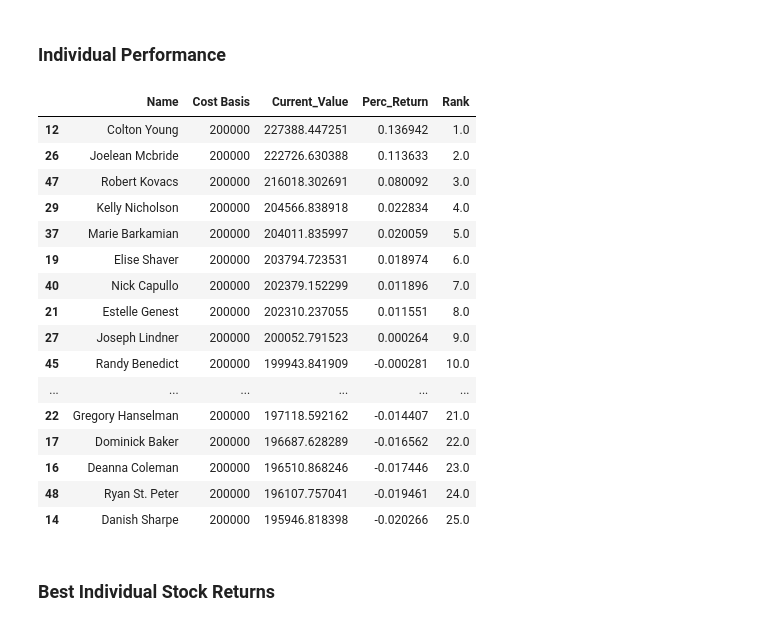
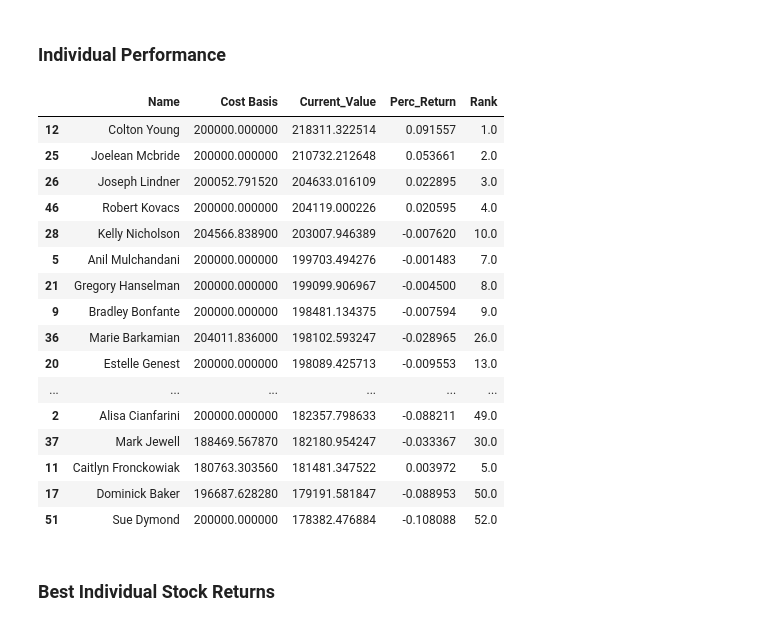
Before and after one commit to bkreis84/Portfolio-Challenge, a Jupyter notebook: Portfolio Challenge pt2 Final.ipynb, the cells around one changed output. Cells and saved outputs as stored; diff of their text form; code cells hidden in the pictures.

```diff
--- a/Portfolio Challenge pt2 Final.ipynb
+++ b/Portfolio Challenge pt2 Final.ipynb
@@ -171,4 +171,8 @@ full_combined[full_combined.Name != '']
 # %%
 full_combined.to_csv("full_combine.csv")
 # %%
-new_ = pd.read_csv("https://raw.githubusercontent.com/bkreis84/Portfolio-Challenge/master/initial%20portfolios.csv")
+new_base = pd.read_csv("https://raw.githubusercontent.com/bkreis84/Portfolio-Challenge/master/full_combine.csv")
+# %%
+#List of all ticker symbols
+symbols = new_base['Symbol'].drop_duplicates()
+symbols.head(10)
@@ -176,4 +192,4 @@ new_ = pd.read_csv("https://raw.githubusercontent.com/bkreis84/Portfolio-Challen
 # Simple Comparison (Initial vs Current Value) START HERE TO UPDATE
 # %%
 #Select date to compare to initial prices
-cur_prices = stockData(list(symbols), '2019-09-27', '2019-09-27')
+cur_prices = stockData(list(symbols), '2019-10-03', '2019-10-03')
@@ -206,7 +218,7 @@ cur_prices.to_csv("cur_prices.csv")
 | 3 | 2019-09-27 | ACER | 3.300000 | 2019-09-27 |
 | 4 | 2019-09-27 | ACST | 1.960000 | 2019-09-27 |
 # %%
-detail = pd.merge(initportfolios, cur_prices, how = 'left', on = "Symbol", validate="many_to_one")
+detail = pd.merge(new_base, cur_prices, how = 'left', on = "Symbol", validate="many_to_one")
 # %%
 detail.head()
 # %% [output]
@@ -236,25 +248,25 @@ ranking = detail.groupby("Name")['Cost Basis', 'Current_Value'].sum().reset_inde
 # %%
 ranking['Perc_Return'] = ranking['Current_Value']/ranking['Cost Basis'] -1
 ranking['Rank'] = ranking['Perc_Return'].rank(ascending=False)
-ranking.head(25)
+ranking.head(50)
 # %% [output]
 |  | Name | Cost Basis | Current_Value | Perc_Return | Rank |
-| 12 | Colton Young | 200000 | 227388.447251 | 0.136942 | 1.0 |
-| 26 | Joelean Mcbride | 200000 | 222726.630388 | 0.113633 | 2.0 |
-| 47 | Robert Kovacs | 200000 | 216018.302691 | 0.080092 | 3.0 |
-| 29 | Kelly Nicholson | 200000 | 204566.838918 | 0.022834 | 4.0 |
-| 37 | Marie Barkamian | 200000 | 204011.835997 | 0.020059 | 5.0 |
-| 19 | Elise Shaver | 200000 | 203794.723531 | 0.018974 | 6.0 |
-| 40 | Nick Capullo | 200000 | 202379.152299 | 0.011896 | 7.0 |
-| 21 | Estelle Genest | 200000 | 202310.237055 | 0.011551 | 8.0 |
-| 27 | Joseph Lindner | 200000 | 200052.791523 | 0.000264 | 9.0 |
-| 45 | Randy Benedict | 200000 | 199943.841909 | -0.000281 | 10.0 |
+| 12 | Colton Young | 200000.000000 | 218311.322514 | 0.091557 | 1.0 |
+| 25 | Joelean Mcbride | 200000.000000 | 210732.212648 | 0.053661 | 2.0 |
+| 26 | Joseph Lindner | 200052.791520 | 204633.016109 | 0.022895 | 3.0 |
+| 46 | Robert Kovacs | 200000.000000 | 204119.000226 | 0.020595 | 4.0 |
+| 28 | Kelly Nicholson | 204566.838900 | 203007.946389 | -0.007620 | 10.0 |
+| 5 | Anil Mulchandani | 200000.000000 | 199703.494276 | -0.001483 | 7.0 |
+| 21 | Gregory Hanselman | 200000.000000 | 199099.906967 | -0.004500 | 8.0 |
+| 9 | Bradley Bonfante | 200000.000000 | 198481.134375 | -0.007594 | 9.0 |
+| 36 | Marie Barkamian | 204011.836000 | 198102.593247 | -0.028965 | 26.0 |
+| 20 | Estelle Genest | 200000.000000 | 198089.425713 | -0.009553 | 13.0 |
 | ... | ... | ... | ... | ... | ... |
-| 22 | Gregory Hanselman | 200000 | 197118.592162 | -0.014407 | 21.0 |
-| 17 | Dominick Baker | 200000 | 196687.628289 | -0.016562 | 22.0 |
-| 16 | Deanna Coleman | 200000 | 196510.868246 | -0.017446 | 23.0 |
-| 48 | Ryan St. Peter | 200000 | 196107.757041 | -0.019461 | 24.0 |
-| 14 | Danish Sharpe | 200000 | 195946.818398 | -0.020266 | 25.0 |
+| 2 | Alisa Cianfarini | 200000.000000 | 182357.798633 | -0.088211 | 49.0 |
+| 37 | Mark Jewell | 188469.567870 | 182180.954247 | -0.033367 | 30.0 |
+| 11 | Caitlyn Fronckowiak | 180763.303560 | 181481.347522 | 0.003972 | 5.0 |
+| 17 | Dominick Baker | 196687.628280 | 179191.581847 | -0.088953 | 50.0 |
+| 51 | Sue Dymond | 200000.000000 | 178382.476884 | -0.108088 | 52.0 |
 # %%
 ranking.to_csv("individual rankings.csv")
 # %% [markdown]
```
Also changed, not shown: parts of 6 cells of this notebook, 2 other files.
